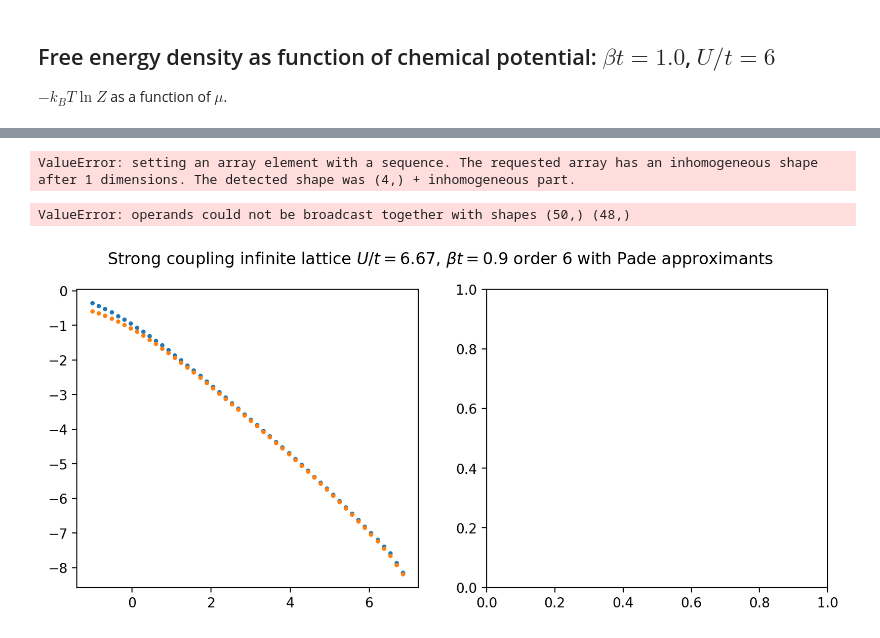
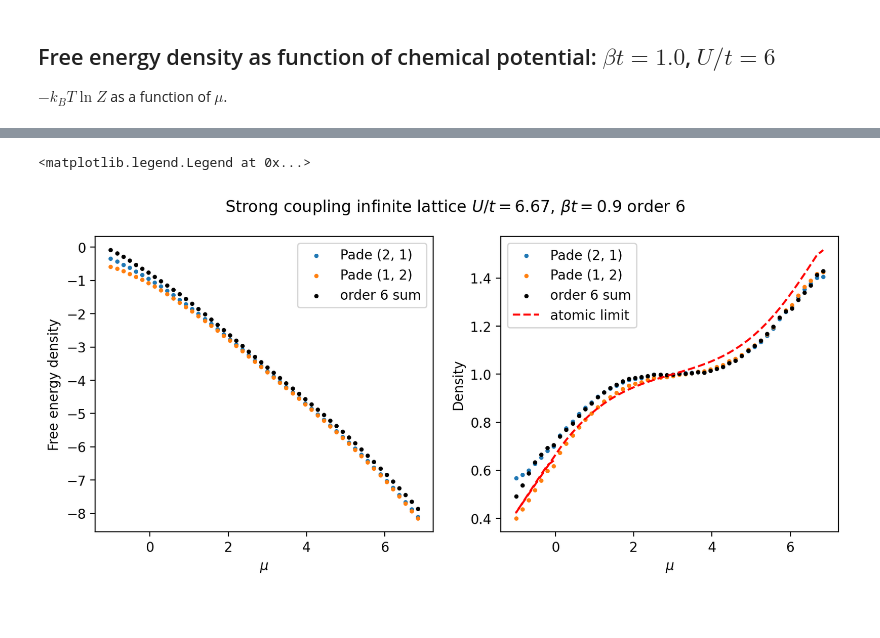
Before and after one commit to louishrm/strong_coupling_expansion, a Jupyter notebook: analytical/analysis_infinite_lattice.ipynb, the cells around one changed output, grey strips where cells are left out. Cells and saved outputs as stored; diff of their text form; code cells hidden in the pictures; blank space fills up the shorter version.

Commit message:
order 6 results

```diff
--- a/analytical/analysis_infinite_lattice.ipynb
+++ b/analytical/analysis_infinite_lattice.ipynb
@@ -41,10 +41,14 @@ with h5py.File('/Users/louissharma/Desktop/results_sc/results/full_lattice_Omega
     errors_4 = f['error_list'][:]
 
 #loard order 6
-with h5py.File('/Users/louissharma/Desktop/results_sc/results/full_lattice_Omega_order_6_scan_mu_U=6.0_beta=1.0_alpha=0.3_old.h5', 'r') as f:
+with h5py.File('/Users/louissharma/Desktop/results_sc/results/full_lattice_Omega_order_6_scan_mu_U=6.0_beta=1.0_alpha=0.3.h5', 'r') as f:
     mus_6 = f['mu_list'][:]
     means_6 = f['mean_list'][:]
     errors_6 = f['error_list'][:]
 # %%
 a4 = means_4
 a6 = means_6
+rm_index = np.where(mus_6 == 2.0)[0][0]
+mus_6 = np.delete(mus_6, rm_index)
+a6 = np.delete(a6, rm_index)
+errors_6 = np.delete(errors_6, rm_index)
@@ -63,31 +105,29 @@ for order in orders.keys():
     orders[order].append(pade_sum)
 
 naive_sum_6 = lambda g: a_0(U,beta, mus) + a_2(U, beta, mus)*g + a4*g**2 + a6*g**3
-# %% [output]
-ValueError: setting an array element with a sequence. The requested array has an inhomogeneous shape after 1 dimensions. The detected shape was (4,) + inhomogeneous part.
 # %%
 
 fig, (ax1, ax2) = plt.subplots(1,2, figsize=(10,4))
 
-fig.suptitle(rf'Strong coupling infinite lattice $U/t={ U/t:.2f}$, $\beta t={beta*t}$ order 6 with Pade approximants')
+fig.suptitle(rf'Strong coupling infinite lattice $U/t={ U/t:.2f}$, $\beta t={beta*t}$ order 6')
 for order in orders.keys():
     ax1.scatter(mus, orders[order][0], label=f'Pade {order}', s=5)
 
 ax1.scatter(mus, naive_sum_6(1.0), label='order 6 sum', s=5, c='k')
 
 ax1.set_xlabel(r'$\mu$')
 ax1.set_ylabel('Free energy density')
 ax1.legend()
 
 for order in orders.keys():
     ax2.scatter(mus, -np.gradient(orders[order][0], mus), label=f'Pade {order}', s=5)
 
 ax2.scatter(mus, -np.gradient(naive_sum_6(g), mus), label='order 6 sum', s=5, c='k')
 ax2.set_xlabel(r'$\mu$')
 ax2.set_ylabel('Density')
 
 ax2.plot(mus, -np.gradient(a_0(U, beta, mus), mus), label='atomic limit', c='r', linestyle='dashed')
 ax2.legend()
 # %% [output]
-ValueError: operands could not be broadcast together with shapes (50,) (48,)
+<matplotlib.legend.Legend at 0x...>
-[figure, old version]
+[figure, new version]
```
Also changed, not shown: parts of 7 cells of this notebook.
